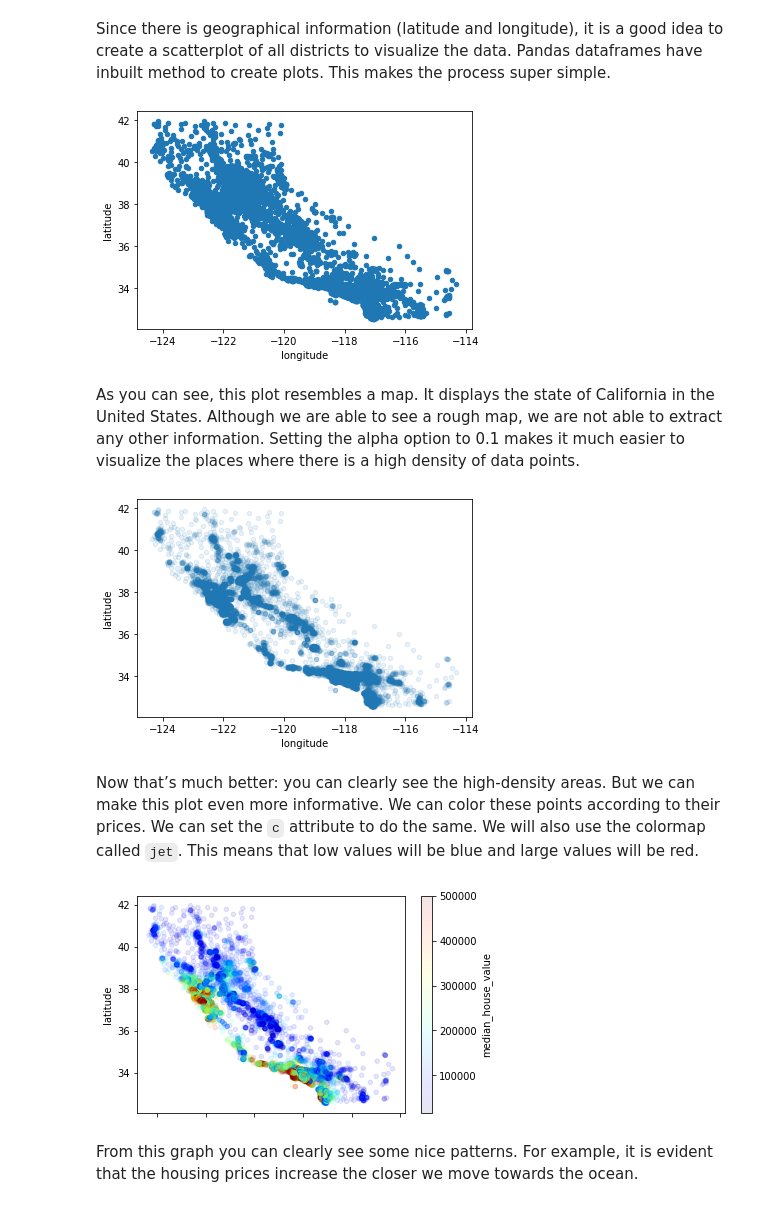
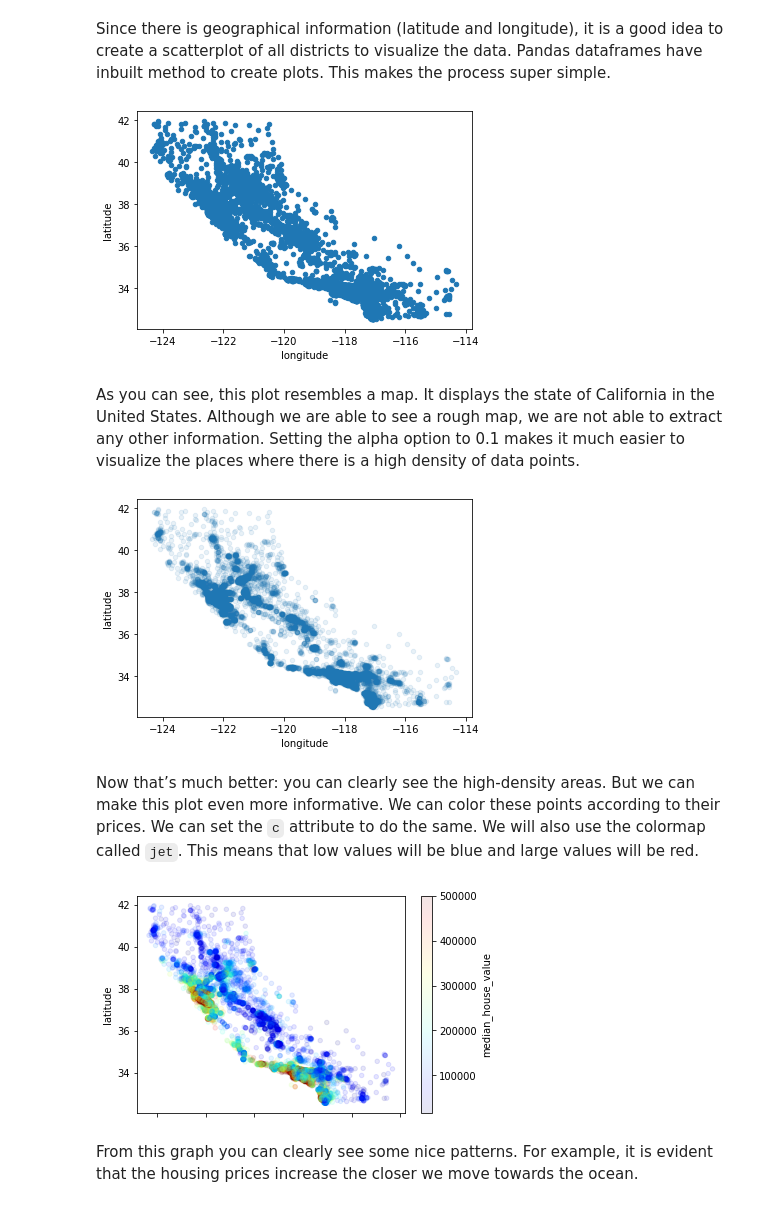
Before and after one commit to Aryagm/ML_Workshop, a Jupyter notebook: Day 4/Day_3_answers.ipynb, the cells around one changed output. Cells and saved outputs as stored; diff of their text form; code cells hidden in the pictures.

```diff
--- a/Day 4/Day_3_answers.ipynb
+++ b/Day 4/Day_3_answers.ipynb
@@ -351,32 +351,32 @@ So far you have only taken a quick glance at the data to get a general understan
 Since there is geographical information (latitude and longitude), it is a good idea to create a scatterplot of all districts to visualize the data. Pandas dataframes have inbuilt method to create plots. This makes the process super simple.
 # %%
 # Creating a scatter plot of the latitudes and longitudes using pandas' inbuilt plot function:
-data.plot(kind="scatter", x="longitude", y="latitude")
+train_set.plot(kind="scatter", x="longitude", y="latitude")
 
 # Displaying the plot:
 plt.show()
 # %% [output]
-[figure, old version]
+[figure, new version]
 # %% [markdown]
 As you can see, this plot resembles a map. It displays the state of California in the United States. Although we are able to see a rough map, we are not able to extract any other information. Setting the alpha option to 0.1 makes it much easier to visualize the places where there is a high density of data points.
 # %%
 # Creating a scatter plot with alpha set to 0.1
-data.plot(kind="scatter", x="longitude", y="latitude", alpha=0.1)
+train_set.plot(kind="scatter", x="longitude", y="latitude", alpha=0.1)
 
 # Display the plot:
 plt.show()
 # %% [output]
-[figure, old version]
+[figure, new version]
 # %% [markdown]
 Now that’s much better: you can clearly see the high-density areas. But we can make this plot even more informative. We can color these points according to their prices. We can set the `c` attribute to do the same. We will also use the colormap called `jet`. This means that low values will be blue and large values will be red.
 # %%
 # Creating a scatter plot with alpha set to 0.1
-data.plot(kind="scatter", x="longitude", y="latitude", alpha=0.1, c="median_house_value", cmap="jet")
+train_set.plot(kind="scatter", x="longitude", y="latitude", alpha=0.1, c="median_house_value", cmap="jet")
 
 # Display the plot:
 plt.show()
 # %% [output]
-[figure, old version]
+[figure, new version]
 # %% [markdown]
 From this graph you can clearly see some nice patterns. For example, it is evident that the housing prices increase the closer we move towards the ocean.
 # %% [markdown]
```
Also changed, not shown: parts of 20 cells of this notebook.
